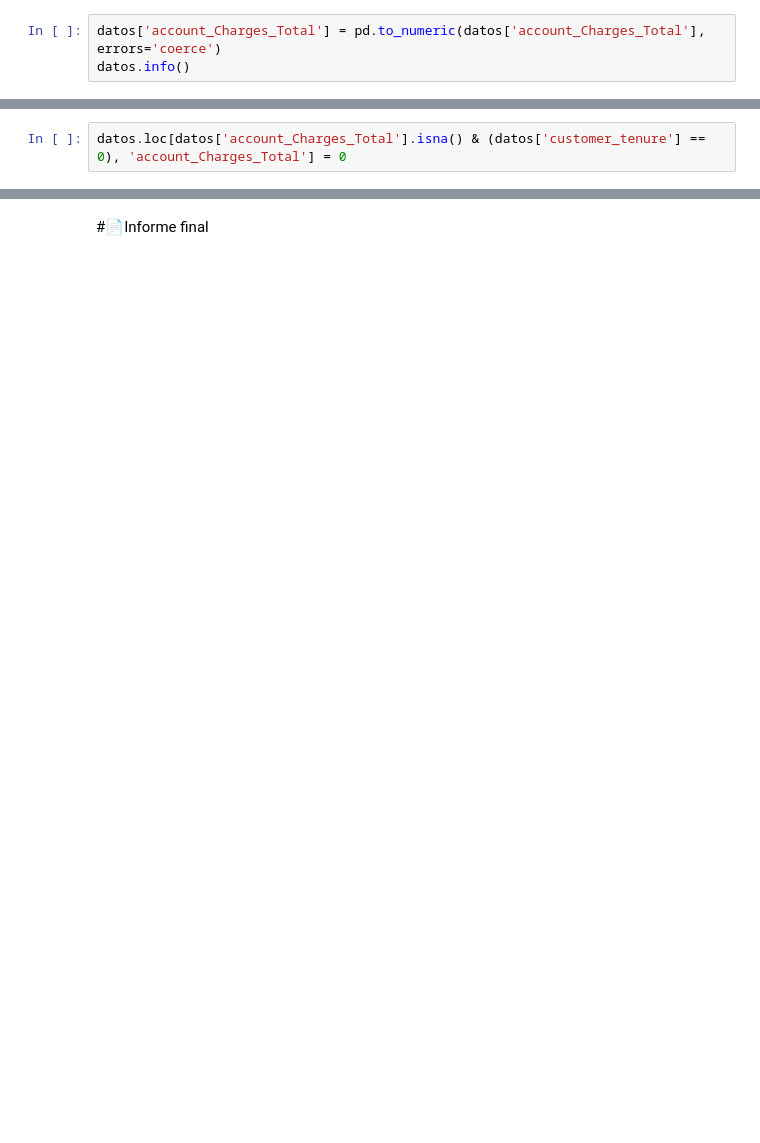
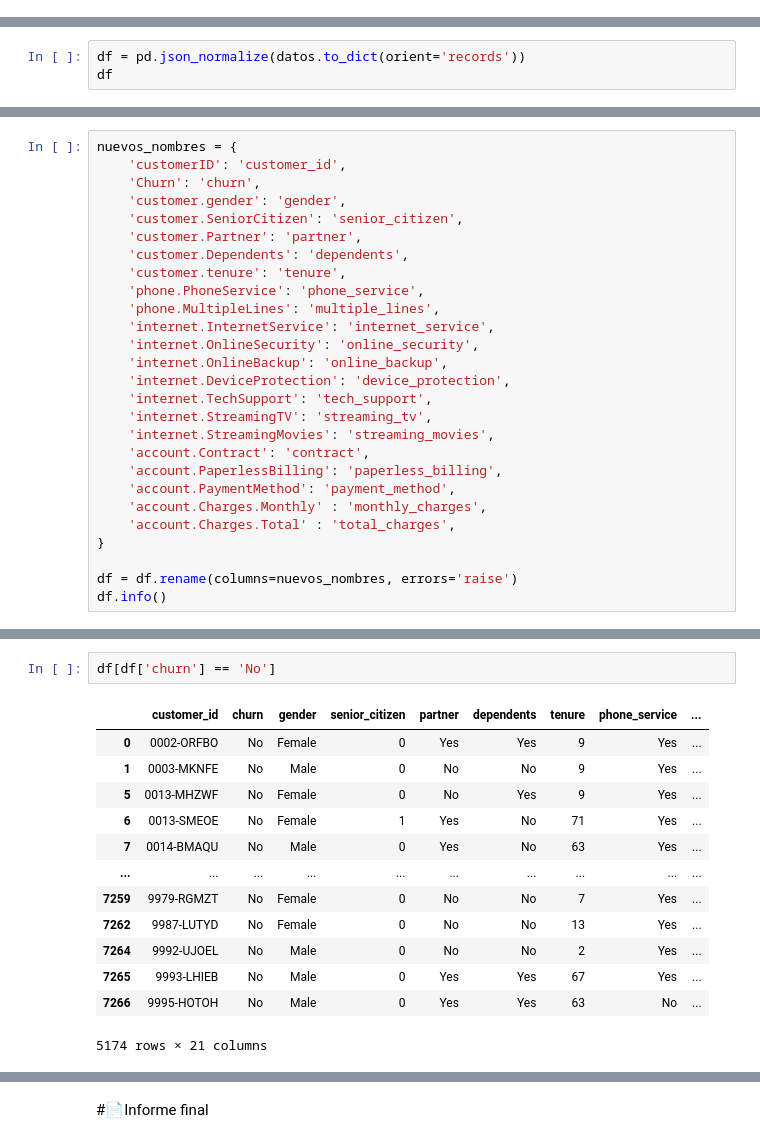
Before and after one commit to Crnari/TelecomX, a Jupyter notebook: notebooks/TelecomX_LATAM.ipynb, the cells around one changed output, grey strips where cells are left out. Drawn from its saved outputs; the diff is of its cells as text; blank space fills up the shorter version.

Commit message:
Hipotesis y diagnostico de los datos completados

```diff
--- a/notebooks/TelecomX_LATAM.ipynb
+++ b/notebooks/TelecomX_LATAM.ipynb
@@ -55,3 +32,0 @@ memory usage: 1.2+ MB
-# %%
-datos['account_Charges_Total'] = pd.to_numeric(datos['account_Charges_Total'], errors='coerce')
-datos.info()
@@ -96,2 +32,0 @@ datos[datos['account_Charges_Total'].isna()]
-# %%
-datos.loc[datos['account_Charges_Total'].isna() & (datos['customer_tenure'] == 0), 'account_Charges_Total'] = 0
@@ -122,0 +35,3 @@ dtype: int64
+# %%
+df = pd.json_normalize(datos.to_dict(orient='records'))
+df
@@ -122,0 +72,27 @@ dtype: int64
+# %%
+nuevos_nombres = {
+    'customerID': 'customer_id',
+    'Churn': 'churn',
+    'customer.gender': 'gender',
+    'customer.SeniorCitizen': 'senior_citizen',
+    'customer.Partner': 'partner',
+    'customer.Dependents': 'dependents',
+    'customer.tenure': 'tenure',
+    'phone.PhoneService': 'phone_service',
+    'phone.MultipleLines': 'multiple_lines',
+    'internet.InternetService': 'internet_service',
+    'internet.OnlineSecurity': 'online_security',
+    'internet.OnlineBackup': 'online_backup',
+    'internet.DeviceProtection': 'device_protection',
+    'internet.TechSupport': 'tech_support',
+    'internet.StreamingTV': 'streaming_tv',
+    'internet.StreamingMovies': 'streaming_movies',
+    'account.Contract': 'contract',
+    'account.PaperlessBilling': 'paperless_billing',
+    'account.PaymentMethod': 'payment_method',
+    'account.Charges.Monthly' : 'monthly_charges',
+    'account.Charges.Total' : 'total_charges',
+}
+
+df = df.rename(columns=nuevos_nombres, errors='raise')
+df.info()
@@ -122,0 +127,16 @@ dtype: int64
+# %%
+df[df['churn'] == 'No']
+# %% [output]
+|  | customer_id | churn | gender | senior_citizen | partner | dependents | tenure | phone_service | ... |
+| 0 | 0002-ORFBO | No | Female | 0 | Yes | Yes | 9 | Yes | ... |
+| 1 | 0003-MKNFE | No | Male | 0 | No | No | 9 | Yes | ... |
+| 5 | 0013-MHZWF | No | Female | 0 | No | Yes | 9 | Yes | ... |
+| 6 | 0013-SMEOE | No | Female | 1 | Yes | No | 71 | Yes | ... |
+| 7 | 0014-BMAQU | No | Male | 0 | Yes | No | 63 | Yes | ... |
+| ... | ... | ... | ... | ... | ... | ... | ... | ... | ... |
+| 7259 | 9979-RGMZT | No | Female | 0 | No | No | 7 | Yes | ... |
+| 7262 | 9987-LUTYD | No | Female | 0 | No | No | 13 | Yes | ... |
+| 7264 | 9992-UJOEL | No | Male | 0 | No | No | 2 | Yes | ... |
+| 7265 | 9993-LHIEB | No | Male | 0 | Yes | Yes | 67 | Yes | ... |
+| 7266 | 9995-HOTOH | No | Male | 0 | Yes | Yes | 63 | No | ... |
+5174 rows × 21 columns
```
Also changed, not shown: parts of 34 cells of this notebook, 1 other file.
